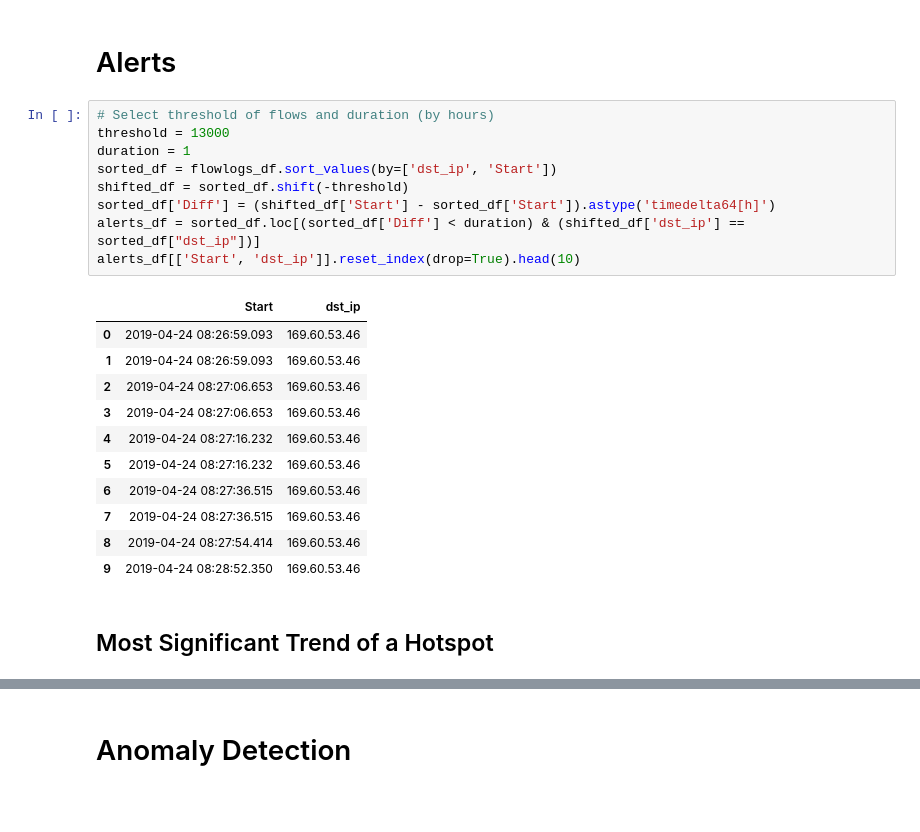
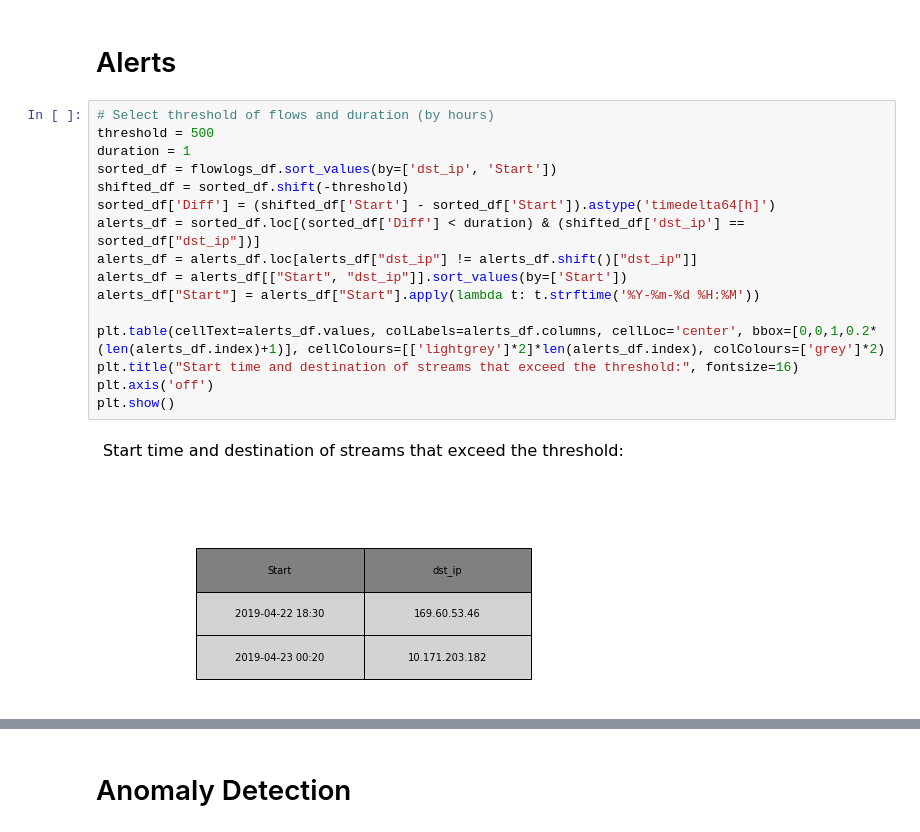
Before and after one commit to tomerlangeibm/Analytics, a Jupyter notebook: VPC Flow Logs Analytics.ipynb, the cells around one changed output, grey strips where cells are left out. Saved outputs shown, nothing was run; the diff lists cells and outputs as text; blank space fills up the shorter version.

```diff
--- a/VPC Flow Logs Analytics.ipynb
+++ b/VPC Flow Logs Analytics.ipynb
@@ -595,24 +606,19 @@ While 61.07% of the traffic goes from 5.102.239.42 to 169.60.53.46
 # Alerts
 # %%
 # Select threshold of flows and duration (by hours)
-threshold = 13000
+threshold = 500
 duration = 1
 sorted_df = flowlogs_df.sort_values(by=['dst_ip', 'Start'])
 shifted_df = sorted_df.shift(-threshold)
 sorted_df['Diff'] = (shifted_df['Start'] - sorted_df['Start']).astype('timedelta64[h]')
 alerts_df = sorted_df.loc[(sorted_df['Diff'] < duration) & (shifted_df['dst_ip'] == sorted_df["dst_ip"])]
-alerts_df[['Start', 'dst_ip']].reset_index(drop=True).head(10)
+alerts_df = alerts_df.loc[alerts_df["dst_ip"] != alerts_df.shift()["dst_ip"]]
+alerts_df = alerts_df[["Start", "dst_ip"]].sort_values(by=['Start'])
+alerts_df["Start"] = alerts_df["Start"].apply(lambda t: t.strftime('%Y-%m-%d %H:%M'))
+
+plt.table(cellText=alerts_df.values, colLabels=alerts_df.columns, cellLoc='center', bbox=[0,0,1,0.2*(len(alerts_df.index)+1)], cellColours=[['lightgrey']*2]*len(alerts_df.index), colColours=['grey']*2)
+plt.title("Start time and destination of streams that exceed the threshold:", fontsize=16)
+plt.axis('off')
+plt.show()
 # %% [output]
-|  | Start | dst_ip |
-| 0 | 2019-04-24 08:26:59.093 | 169.60.53.46 |
-| 1 | 2019-04-24 08:26:59.093 | 169.60.53.46 |
-| 2 | 2019-04-24 08:27:06.653 | 169.60.53.46 |
-| 3 | 2019-04-24 08:27:06.653 | 169.60.53.46 |
-| 4 | 2019-04-24 08:27:16.232 | 169.60.53.46 |
-| 5 | 2019-04-24 08:27:16.232 | 169.60.53.46 |
-| 6 | 2019-04-24 08:27:36.515 | 169.60.53.46 |
-| 7 | 2019-04-24 08:27:36.515 | 169.60.53.46 |
-| 8 | 2019-04-24 08:27:54.414 | 169.60.53.46 |
-| 9 | 2019-04-24 08:28:52.350 | 169.60.53.46 |
+[figure, added]
-# %% [markdown]
-## Most Significant Trend of a Hotspot
```
Also changed, not shown: parts of 11 cells of this notebook.
